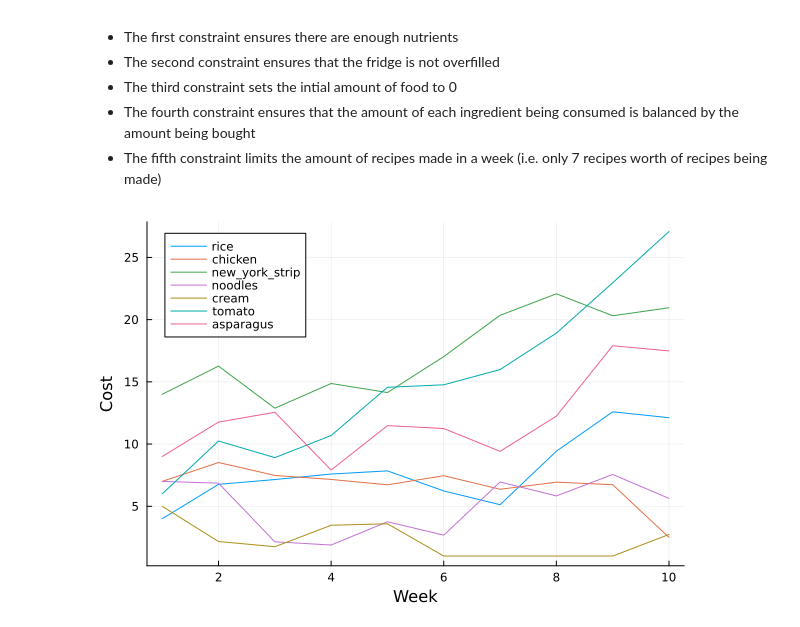
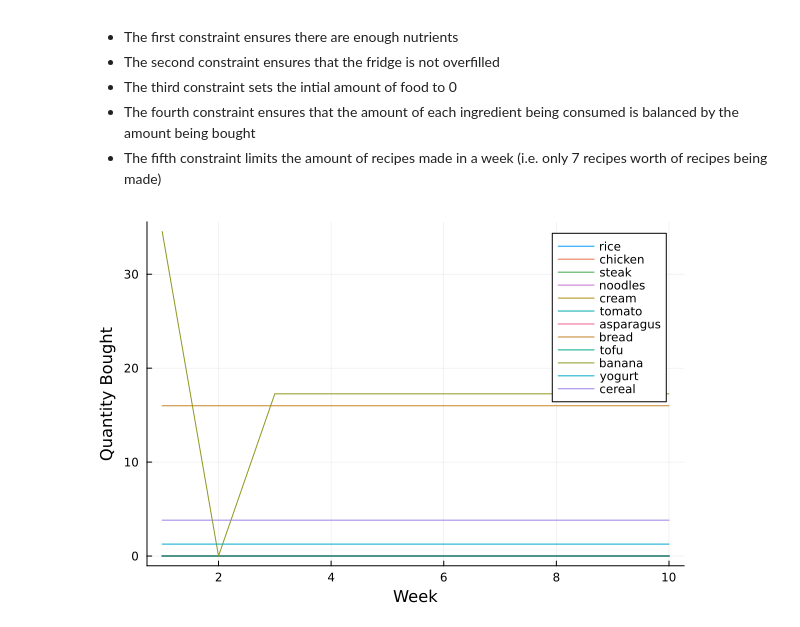
Before and after one commit to ktoriumi107/ISYE-524-Project, a Jupyter notebook: Project-Draft1+MoreNutrients.ipynb, the cells around one changed output. Cells and saved outputs as stored; diff of their text form; code cells hidden in the pictures.

Commit message:
Split cost array data generation

```diff
--- a/Project-Draft1+MoreNutrients.ipynb
+++ b/Project-Draft1+MoreNutrients.ipynb
@@ -53,22 +53,47 @@ FR_CAP = 100
 
 #Data 2:
 Random.seed!(300)
-I = [:rice, :chicken, :new_york_strip, :noodles, :cream, :tomato, :asparagus]
+
+# INGREDIENT DATA
+I = [:rice, :chicken, :steak, :noodles, :cream, :tomato, :asparagus, :bread, :tofu, :banana, :yogurt, :cereal]
+
+Cinit = NamedArray([.1, .375, .9375, .08, .30, .1369, .2369, .16, .14, .0431, .20, .36], I, "Ingredients") # dollars / oz
+C = NamedArray(zeros(Float64, length(T), length(I)), (T, I), ("Week", "Ingredients"))
+
+# g / oz
+F = NamedArray([37 .76 .11 8 .08 1 1;
+        47 8.8 0 0 1 .25 3;
+        53 8.3 0 0 2.2 .25 3.5;
+        45 1.6 .51 8.7 .26 0 .5;
+        96 .81 0 .81 10.2 1 1;
+        5 .25 .34 1.1 .06 3 1.5;
+        6 .62 .6 1.1 .03 2 2;
+        76 2.5 .77 14 .95 0 1.5;
+        41 4.9 .65 .79 2.5 1 3;
+        25 .31 .74 6.5 .09 1.5 3.5;
+        17 .98 0 1.3 .92 .5 1.25;
+        92 2.2 3.9 22.4 .45 .75 3;
+        ], (I, N), ("Ingredients", "Nutrients"))
+
+# INGREDIENT DATA
 
 N = [:calories, :protein, :fiber, :carbs, :fat, :vitamins, :minerals]
 
-R = [:steak_rice_asparagus, :just_nuggets, :chicken_marinara, :steak_alfredo]
+R = [:steak_rice_asparagus, :chicken_ceasar_salad, :chicken_marinara,
+    :steak_alfredo, :banana_toast, :overnight_oats, :stirfried_tofu, :clamless_chowder, :CLT]
 
-Req = NamedArray([5 0 3 0 0 0 3; 0 10 0 0 0 0 0; 0 2 0 5 0 3 0; 0 0 3 5 2 0 0], (R, I), ("Recipes", "Ingredients"))
-
-F = NamedArray([300 0 .5 30 0 0 2;
-        200 5 .5 9 12 1 3;
-        400 20 0 0 3 1 3;
-        300 5 1 25 1 1 1;
-        200 10 0 1 18 2 .5;
-        100 0 5 5 0 4 3;
-        150 0 8 5 0 5 2
-        ], (I, N), ("Ingredients", "Nutrients"))
+# Each recipe uses about 10 total units of ingredient
+Req = NamedArray([  5 0 3 0 0 0 3 0 0 0 0 0; # steak rice aspargus
+                    0 3 0 0 0 2 2 0 0 0 1 0; # chicken ceasar salad
+                    0 2 0 5 0 3 0 0 0 0 0 0; # chicken marinara
+                    0 0 3 5 2 0 0 0 0 0 0 0; # streak alfredo
+                    0 0 0 0 0 0 0 1 0 1 0 0; # banana toast
+                    0 0 0 0 0 0 0 0 0 1 1 3; # overnight oats
+                    1 0 0 0 0 0 1 0 1 0 0 0; # stirfried tofu
+                    0 1 0 0 3 0 0 1 0 0 0 0; # clamless chowder
+                    0 1 0 0 0 1 0 1 0 0 0 0; # chicken lettuce tomato
+                    ],
+                    (R, I), ("Recipes", "Ingredients"))
 
 # nutrition requirements according to Google for average sized adult male
 # calories: 2000 kcals
@@ -80,23 +105,19 @@ F = NamedArray([300 0 .5 30 0 0 2;
 # minerals:
 S = NamedArray([2000, 55, 40, 100, 10, 20, 20], N, "Nutrient Requirements")
 
-Cinit = []
-C = NamedArray(zeros(Float64, length(T), length(I)), (T, I), ("Week", "Ingredients"))
-V = NamedArray([.5, .5, 1, 2, .5, .5, 1], I, "Volume")
+# VARIABLE PRICES
+# for i in 1:length(I)
+#     C[1, i] = length(String(I[i]))
+# end
 
-for i in 1:length(I)
-    C[1, i] = length(String(I[i]))
-end
-
-for t in 2:length(T)
-    for i in 1:length(I)
-        C[t, i] = C[t - 1, i] + 2 * Random.randn() + .05 * C[t - 1, i]
-        if C[t, i] <= 1
-            C[t, i] = 1.0
-        end
-    end
-end
-
+# for t in 2:length(T)
+#     for i in 1:length(I)
+#         C[t, i] = C[t - 1, i] + 2 * Random.randn() + .05 * C[t - 1, i]
+#         if C[t, i] <= C[1, i] / 2
+#             C[t, i] = 1.0
+#         end
+#     end
+# end
 
 # make the model
 using JuMP, HiGHS
@@ -115,42 +136,35 @@ m = Model(HiGHS.Optimizer)
 @constraint(m, nutr_satisfied[n in N, t in T],
     sum(y[t, r] * sum(Req[r, i] * F[i, n] for i in I) for r in R) >= S[n])
 
-@constraint(m, fridge_capacity[t in T], sum( (x[t, i] * V[i])  for i in I ) <= FR_CAP)
+@constraint(m, fridge_capacity[t in T], sum( (x[t, i])  for i in I ) <= FR_CAP)
 
 @constraint(m, first_ingredient_bal[i in I], x[1, i] == sum( y[1,r] * Req[r,i] for r in R) + z[1, i])
 
 @constraint(m, ingredient_bal[t in 2:T_end, i in I], x[t, i] + z[t-1, i] == sum( y[t,r] * Req[r,i] for r in R) + z[t, i])
 
-@objective(m, Min, sum( x[t, i] * C[t, i] for i in I, t in T ))
+@objective(m, Min, sum( x[t, i] * Cinit[i] for i in I, t in T ))
 
 set_silent(m)
 optimize!(m)
 
 ingredient_values = NamedArray( [ (value(x[t, i])) for t in T, i in I ], (T, I), ("Ingredients", "Week"))
 recipe_values = NamedArray( [ (value(y[t,r])) for t in T, r in R ], (T, R), ("Recipes", "Week"))
-
-p1 = plot(1:10, C, xlabel="Week", ylabel="Cost" , label=permutedims(String.(I)))
-display(p1)
-println()
-
-display(ingredient_values)
-println()
 
 p2 = plot(1:10, ingredient_values, xlabel="Week", ylabel="Quantity Bought" , label=permutedims(String.(I)))
 display(p2)
 println()
 
 println("Recipes cooked per week")
 display(recipe_values)
 println()
 
 p3 = plot(1:10, recipe_values, xlabel="Week", ylabel="Quantity Recipe cooked" , label=permutedims(String.(R)))
 display(p3)
 println()
 
 
 # println("Buy ingredients ", value.(x))
 # println("Make recipes ", value.(y))
-println("Total cost ", objective_value(m))
+println("Static Price Total cost ", objective_value(m))
 # %% [output]
-[figure, old version]
+[figure, new version]
```
Also changed, not shown: parts of 2 cells of this notebook.
